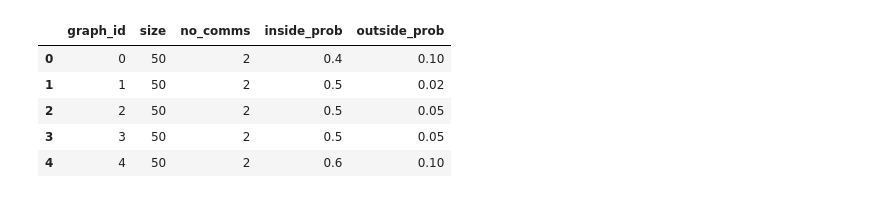
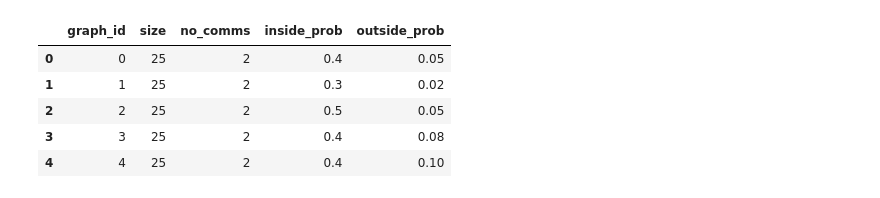
Before and after one commit to ARUMHC/Geometric-Properties-of-Graph-Visualization-Methods, a Jupyter notebook: code/fixing_params_distribution.ipynb, the cells around one changed output. Cells and saved outputs as stored; diff of their text form; code cells hidden in the pictures.

```diff
--- a/code/fixing_params_distribution.ipynb
+++ b/code/fixing_params_distribution.ipynb
@@ -1,15 +1,16 @@
 # %%
 import pandas as pd
 
-params50 = pd.read_excel('params/50_graph_params.xlsx')
+size=25
+params50 = pd.read_excel(f'params/{size}_graph_params.xlsx')
 params50.head()
 # %% [output]
 |  | graph_id | size | no_comms | inside_prob | outside_prob |
-| 0 | 0 | 50 | 2 | 0.4 | 0.10 |
-| 1 | 1 | 50 | 2 | 0.5 | 0.02 |
-| 2 | 2 | 50 | 2 | 0.5 | 0.05 |
-| 3 | 3 | 50 | 2 | 0.5 | 0.05 |
-| 4 | 4 | 50 | 2 | 0.6 | 0.10 |
+| 0 | 0 | 25 | 2 | 0.4 | 0.05 |
+| 1 | 1 | 25 | 2 | 0.3 | 0.02 |
+| 2 | 2 | 25 | 2 | 0.5 | 0.05 |
+| 3 | 3 | 25 | 2 | 0.4 | 0.08 |
+| 4 | 4 | 25 | 2 | 0.4 | 0.10 |
 # %%
 from graph_generating_script import *
 
```
Also changed, not shown: parts of 4 cells of this notebook, 11 other files.
